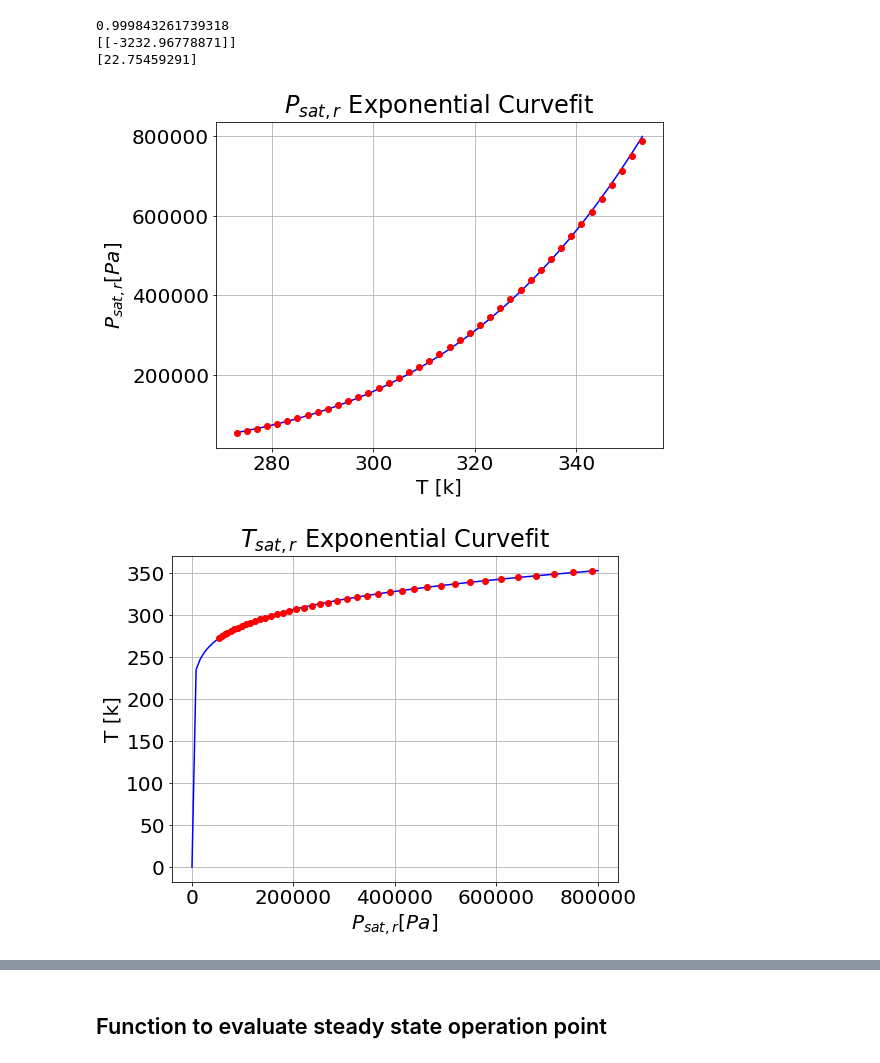
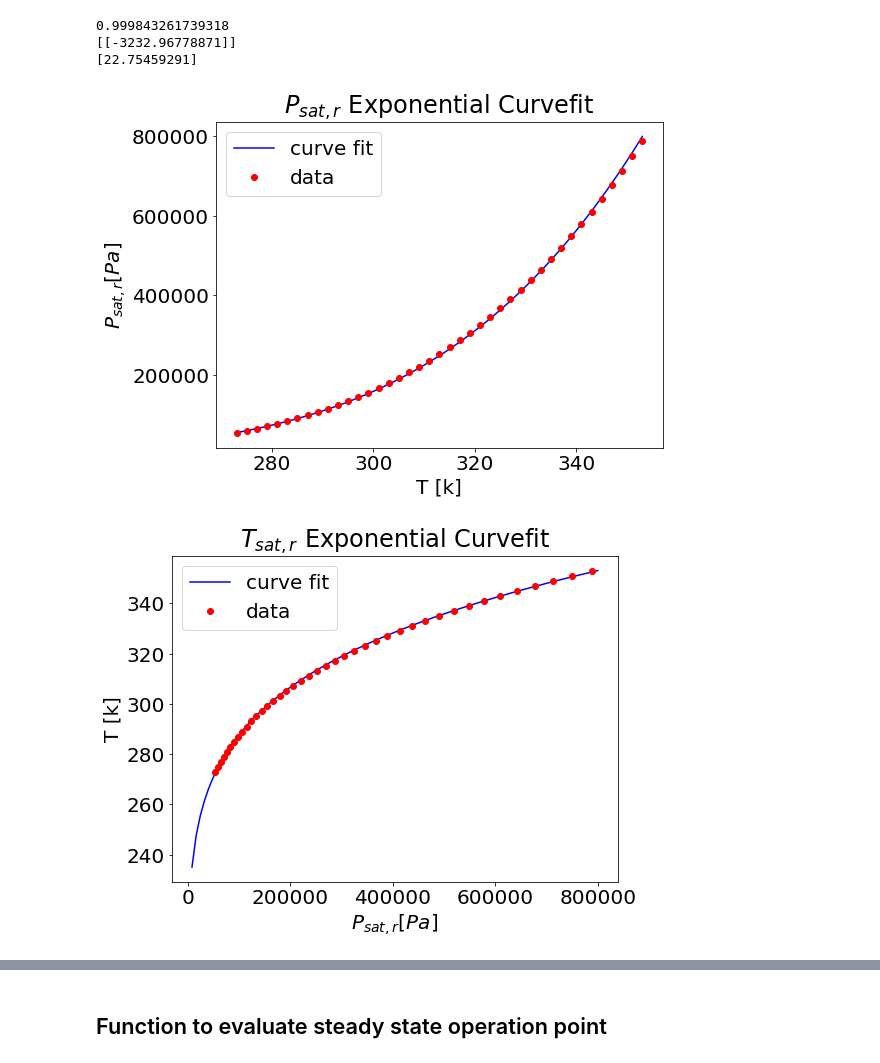
Before and after one commit to unjike/Heat-Transfer-and-Phase-Change, a Jupyter notebook: Project_2.ipynb, the cells around one changed output, grey strips where cells are left out. Saved outputs shown, nothing was run; the diff lists cells and outputs as text; code cells hidden in the pictures.

```diff
--- a/Project_2.ipynb
+++ b/Project_2.ipynb
@@ -327,28 +327,27 @@ fig = plt.figure(figsize = (8,6))
 plt.rcParams.update({'font.size': 20})
 plt.plot(T_, P_r(T_), 'b', T_r, np.exp(Pr), 'ro')
 plt.title('$P_{sat,r}$ Exponential Curvefit')
-plt.grid()
 plt.xlabel('T [k]')
 plt.ylabel('$P_{sat,r} [Pa]$')
-
+plt.legend(['curve fit','data'])
 plt.show()
 # %% [output]
-[figure, old version]
+[figure, new version]
 # %%
 31#plotting curve fit for saturated temperature
 
 P = np.linspace(0,800000,100) #K
 T_satr = lambda x: 3233/(22.75 - np.log(x))
 fig = plt.figure(figsize = (8,6))
 plt.rcParams.update({'font.size': 20})
-plt.plot(P, T_satr(P), 'b', np.exp(Pr), T_r, 'ro')
+plt.plot(P[1:], T_satr(P[1:]), 'b', np.exp(Pr), T_r, 'ro')
 plt.title('$T_{sat,r}$ Exponential Curvefit')
-plt.grid()
 plt.xlabel('$P_{sat,r} [Pa]$')
 plt.ylabel('T [k]')
+plt.legend(['curve fit','data'])
 plt.show()
 # %% [output]
-[figure, old version]
+[figure, new version]
 # %%
 #plotting curve fit for saturated enthalpy refrigerant liquid
 h_rl = np.array([200.00, 202.59, 205.18, 207.78, 210.39, 213.00, 215.63, 218.26, 220.90, 223.54, 226.20, 228.86, 231.54, 234.22, 236.91, 239.60, 242.31, 245.03, 247.75, 250.49, 253.24, 255.99, 258.76, 261.53, 264.32, 267.11, 269.92, 272.74, 275.57, 278.41, 281.26, 284.13, 287.01, 289.90, 292.80, 295.71, 298.64, 301.59, 304.55, 307.52, 310.50]) * 10**3 #J/Kg
```
Also changed, not shown: parts of 27 cells of this notebook.
